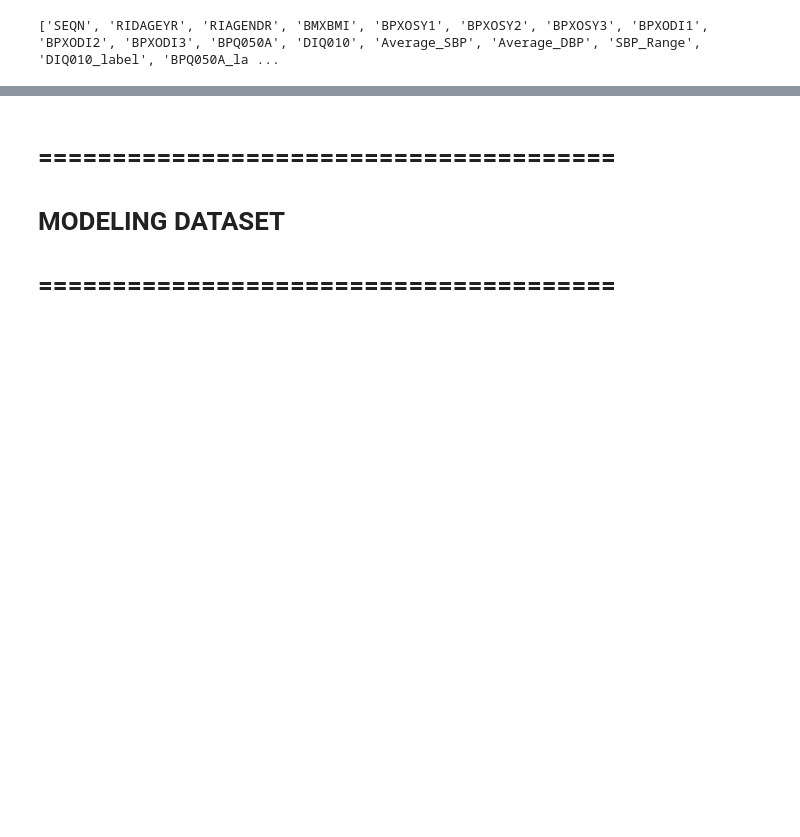
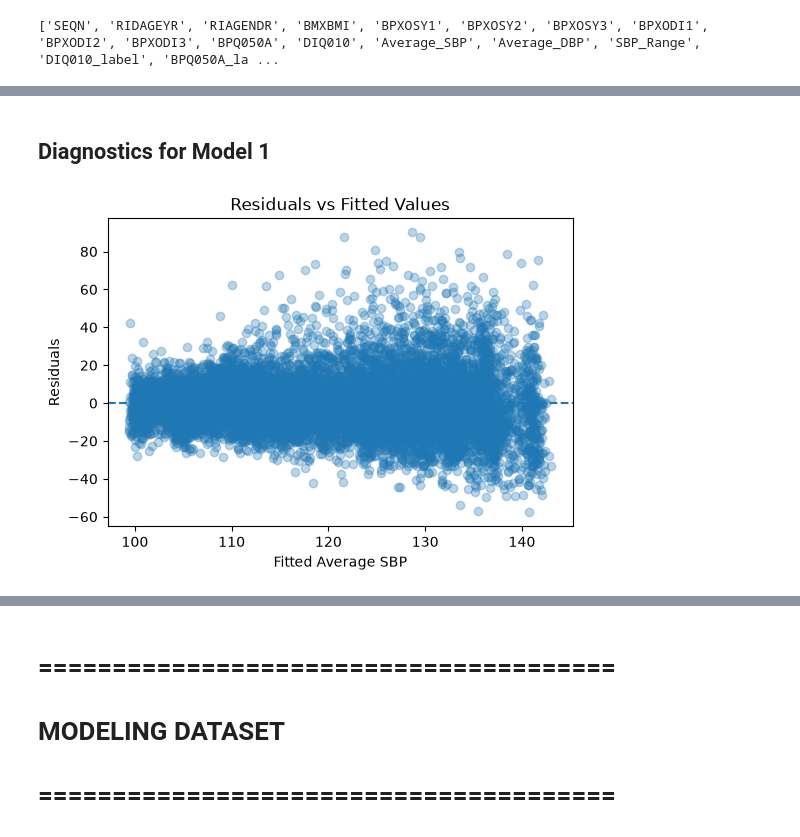
Before and after one commit to kmnguyen37/Intelligent-Blood-Presure-Risk-Assessment, a Jupyter notebook: notebook/01-project-notebook.ipynb, the cells around one changed output, grey strips where cells are left out. Cells and saved outputs as stored; diff of their text form; code cells hidden in the pictures; blank space fills up the shorter version.

```diff
--- a/notebook/01-project-notebook.ipynb
+++ b/notebook/01-project-notebook.ipynb
@@ -1667,0 +1676,30 @@ strong multicollinearity problems or that the design matrix is singular.
+# %%
+## Create a reference dataset for model training by excluding participants with "Don't Know" diabetes status (DIQ010 == 3) and those with missing values in any of the predictor variables.
+
+model_reg_df = model_training_df[model_training_df["DIQ010"] != 9].copy()
+
+model_reg_df["DIQ010_label"] = model_reg_df["DIQ010"].map({
+    1: "Yes",
+    2: "No",
+    3: "Borderline"
+})
+
+model_reg_df["RIAGENDR_label"] = model_reg_df["RIAGENDR"].map({
+    1: "Male",
+    2: "Female"
+})
+# %%
+## Model 1 - Primary model excluding BP meds
+formula1 = """
+Average_SBP ~
+RIDAGEYR +
+BMXBMI +
+C(RIAGENDR_label, Treatment(reference="Male")) +
+C(DIQ010_label, Treatment(reference="No"))
+"""
+baseline_model1 = smf.ols(
+    formula=formula1,
+    data=model_reg_df
+).fit()
+
+baseline_model1.summary()
@@ -1667,0 +1743,19 @@ strong multicollinearity problems or that the design matrix is singular.
+# %% [markdown]
+## Diagnostics for Model 1
+# %%
+# Diagnostic Plots for Model 1
+
+fitted_values = baseline_model1.fittedvalues
+residuals = baseline_model1.resid
+
+plt.figure(figsize=(6, 4))
+plt.scatter(fitted_values, residuals, alpha=0.3)
+plt.axhline(0, linestyle="--")
+
+plt.title("Residuals vs Fitted Values")
+plt.xlabel("Fitted Average SBP")
+plt.ylabel("Residuals")
+
+plt.show()
+# %% [output]
+[figure, added]
```
Also changed, not shown: parts of 21 cells of this notebook, 1 other file.
